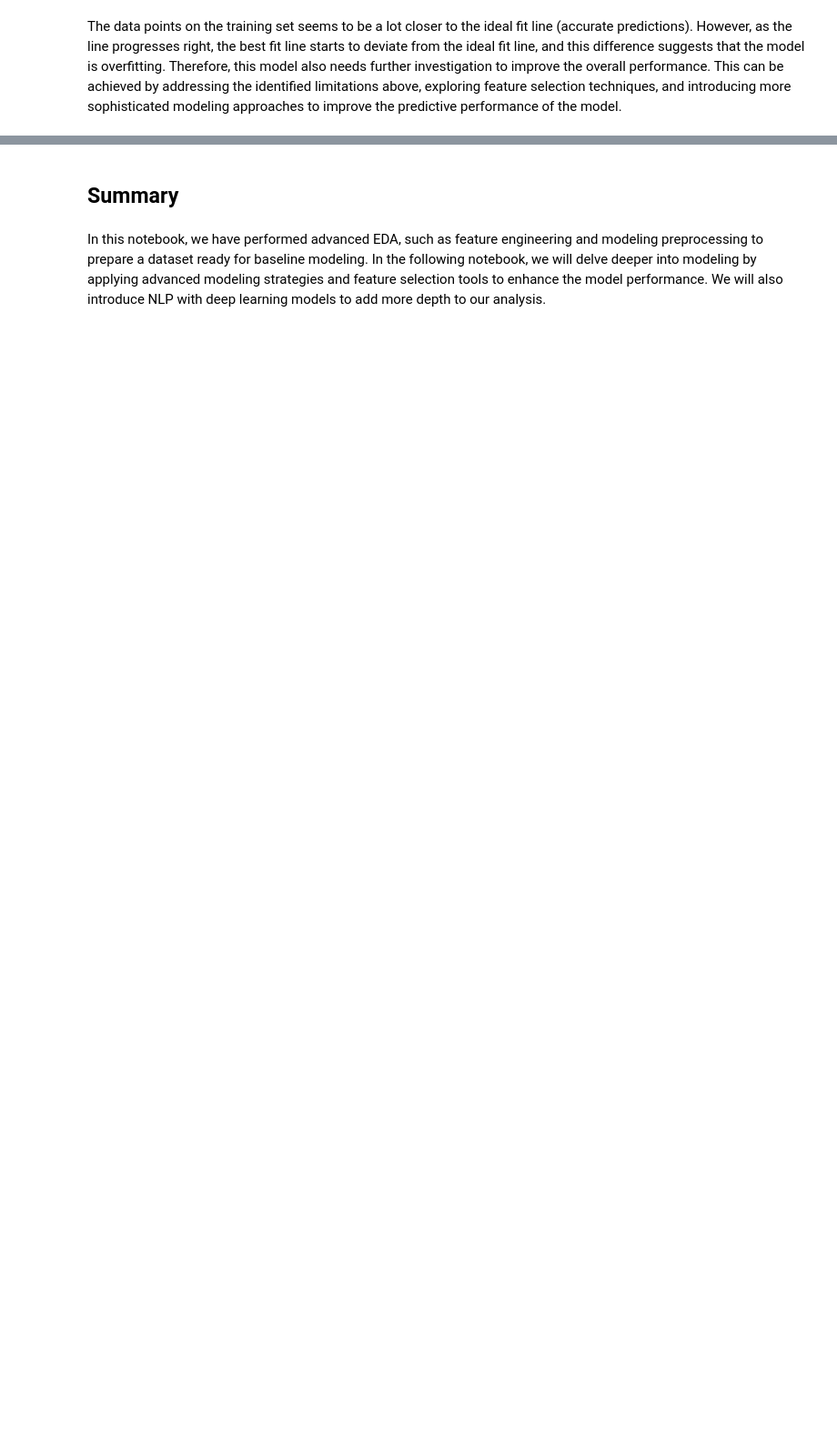
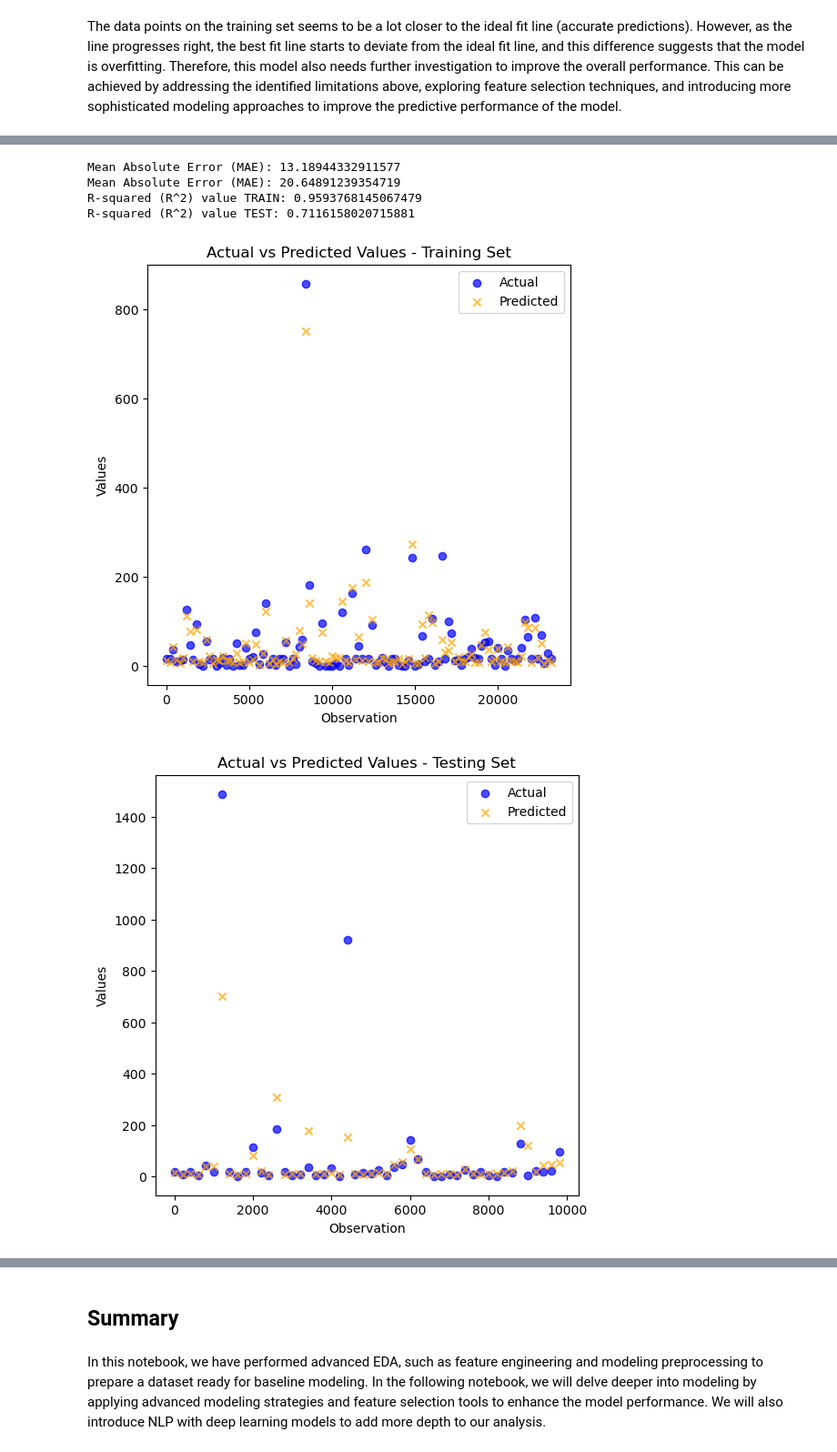
Before and after one commit to doublej01/Social-Network-Modeling, a Jupyter notebook: Notebooks/Part_Two_LinkedIn_Advanced_EDA _and_Modeling.ipynb, the cells around one changed output, grey strips where cells are left out. Shown at 91% size. Saved outputs shown, nothing was run; the diff lists cells and outputs as text; code cells hidden in the pictures; blank space fills up the shorter version.

```diff
--- a/Notebooks/Part_Two_LinkedIn_Advanced_EDA _and_Modeling.ipynb
+++ b/Notebooks/Part_Two_LinkedIn_Advanced_EDA _and_Modeling.ipynb
@@ -1060,0 +1120,64 @@ The data points on the training set seems to be a lot closer to the ideal fit li
+# %%
+# Creating an XGBoost regressor
+xgb_model = XGBRegressor()
+# Fit the model on the training data
+xgb_model.fit(X_train, y_train, eval_metric='mae')
+# Make predictions on the training set
+y_pred_train_xgb= xgb_model.predict(X_train)
+# Make predictions on the test set
+y_pred_test_xgb = xgb_model.predict(X_test)
+#MAE Calculations
+mae_train = mean_absolute_error(y_train, y_pred_train_xgb)
+mae_test = mean_absolute_error(y_test, y_pred_test_xgb)
+print(f"Mean Absolute Error (MAE): {mae_train}")
+print(f"Mean Absolute Error (MAE): {mae_test}")
+# Calculating R-squared
+r2 = r2_score(y_train, y_pred_train_xgb)
+print(f"R-squared (R^2) value TRAIN: {r2}")
+# Calculating R-squared
+r2 = r2_score(y_test, y_pred_test_xgb)
+print(f"R-squared (R^2) value TEST: {r2}")
+# %% [output]
+Mean Absolute Error (MAE): 13.18944332911577
+Mean Absolute Error (MAE): 20.64891239354719
+R-squared (R^2) value TRAIN: 0.9593768145067479
+R-squared (R^2) value TEST: 0.7116158020715881
+# %%
+# Creating a DataFrame with actual and predicted values for the training set
+train_results = pd.DataFrame({'Actual': y_train, 'Predicted': y_pred_train_xgb})
+# Creating a DataFrame with actual and predicted values for the test set
+test_results = pd.DataFrame({'Actual': y_test, 'Predicted': y_pred_test_xgb})
+# Subsampling every 200th point
+subsample_factor = 200
+plt.figure(figsize=(6, 6))
+# Creating a scatter plot for Actual values in the training set
+plt.scatter(range(0, len(train_results), subsample_factor),
+            train_results['Actual'].values[::subsample_factor],
+            label='Actual', color='blue', marker='o', alpha=0.7)
+# Creating a scatter plot for Predicted values in the training set
+plt.scatter(range(0, len(train_results), subsample_factor),
+            train_results['Predicted'].values[::subsample_factor],
+            label='Predicted', color='orange', marker='x', alpha=0.7)
+plt.title('Actual vs Predicted Values - Training Set')
+plt.xlabel('Observation')
+plt.ylabel('Values')
+plt.legend()
+plt.show()
+
+plt.figure(figsize=(6,6))
+# Creating a scatter plot for Actual values in the testing set
+plt.scatter(range(0, len(test_results), subsample_factor),
+            test_results['Actual'].values[::subsample_factor],
+            label='Actual', color='blue', marker='o', alpha=0.7)
+# Creating a scatter plot for Predicted values in the testing set
+plt.scatter(range(0, len(test_results), subsample_factor),
+            test_results['Predicted'].values[::subsample_factor],
+            label='Predicted', color='orange', marker='x', alpha=0.7)
+plt.title('Actual vs Predicted Values - Testing Set')
+plt.xlabel('Observation')
+plt.ylabel('Values')
+plt.legend()
+plt.show()
+# %% [output]
+[figure, added]
+[figure, added]
```
Also changed, not shown: parts of 30 cells of this notebook.
